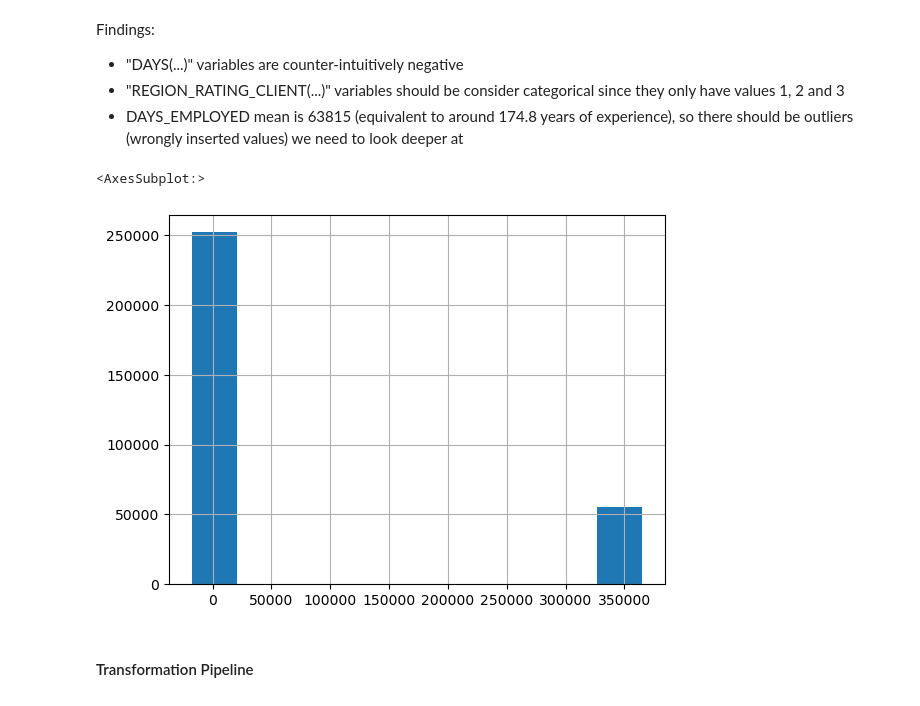
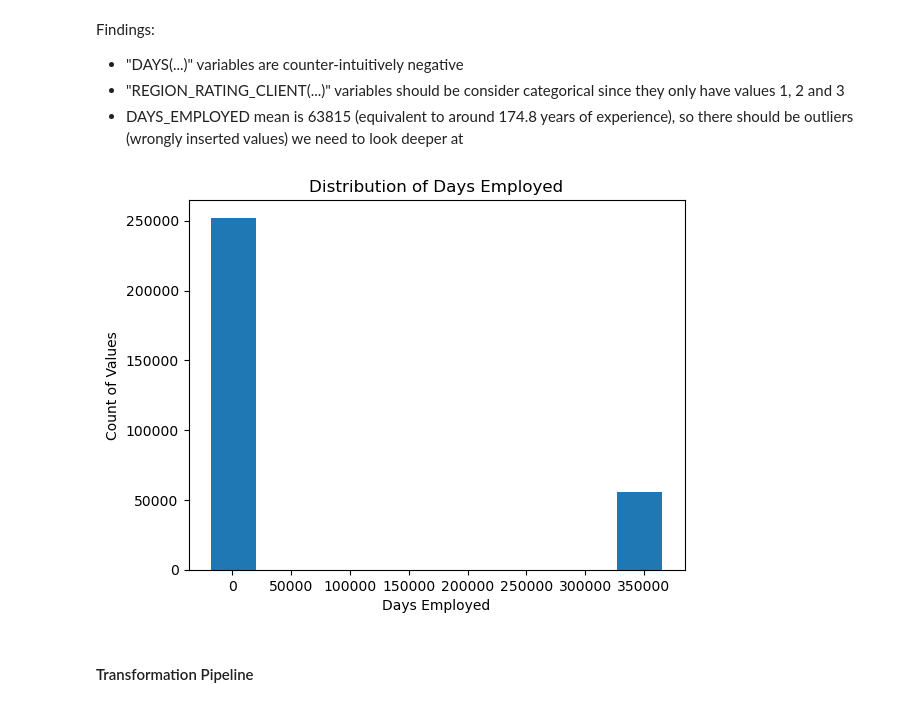
Before and after one commit to joaogoncalves99/Machine-Learning, a Jupyter notebook: model.ipynb, the cells around one changed output. Cells and saved outputs as stored; diff of their text form; code cells hidden in the pictures.

```diff
--- a/model.ipynb
+++ b/model.ipynb
@@ -198,10 +198,13 @@ num_variables = [i for i in num_variables if i not in ['REGION_RATING_CLIENT', '
 cat_variables.extend(['REGION_RATING_CLIENT', 'REGION_RATING_CLIENT_W_CITY'])
 # %%
 #Plot the DAYS_EMPLOYED variable to see why mean is equivalent to 174.8 years of experience (outliers that don't make sense)
-applications["DAYS_EMPLOYED"].hist()
+plt.hist(applications["DAYS_EMPLOYED"])
+plt.title("Distribution of Days Employed")
+plt.xlabel("Days Employed")
+plt.ylabel("Count of Values")
+plt.show()
 # %% [output]
-<AxesSubplot:>
-[figure, old version]
+[figure, new version]
 # %%
 # Replace all outliers (impossible values) by NaN
 applications.loc[applications["DAYS_EMPLOYED"] > 325000, "DAYS_EMPLOYED"] = np.nan
```
Also changed, not shown: parts of 1 cell of this notebook.
